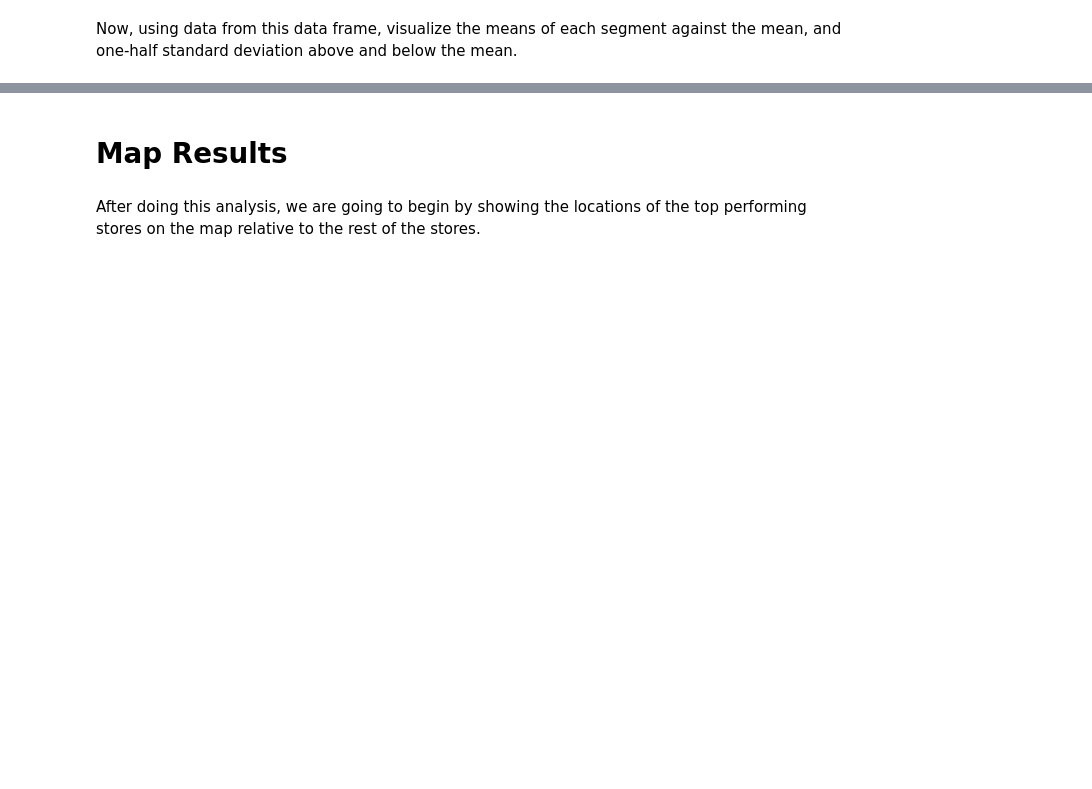
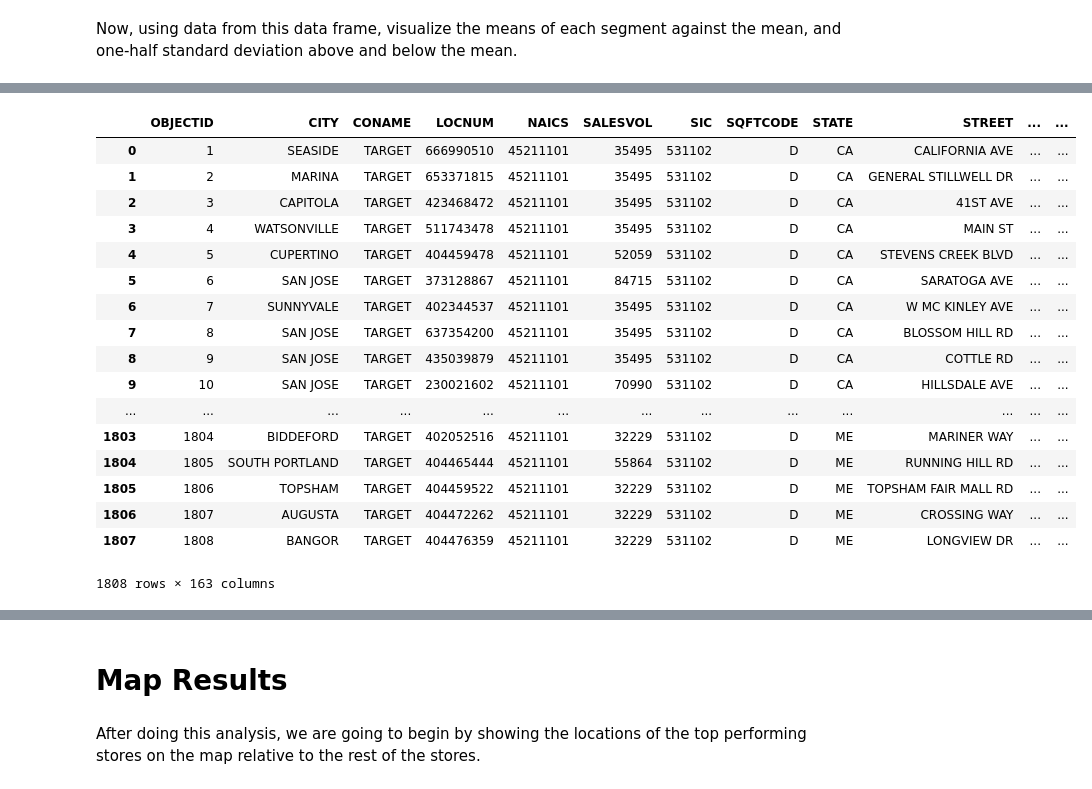
Before and after one commit to knu2xs/arcgis-machine-learning-demonstrations, a Jupyter notebook: Retrieve Data as Pandas Data Frame - SciKit Learn KMeans.ipynb, the cells around one changed output, grey strips where cells are left out. Saved outputs shown, nothing was run; the diff lists cells and outputs as text; code cells hidden in the pictures; blank space fills up the shorter version.

```diff
--- a/Retrieve Data as Pandas Data Frame - SciKit Learn KMeans.ipynb
+++ b/Retrieve Data as Pandas Data Frame - SciKit Learn KMeans.ipynb
@@ -153,0 +166,22 @@ print(df_independent.columns.values.tolist())
+# %%
+df['segment_3'] = df.segment == 3
+df
+# %% [output]
+|  | OBJECTID | CITY | CONAME | LOCNUM | NAICS | SALESVOL | SIC | SQFTCODE | STATE | STREET | ... | ... |
+| 0 | 1 | SEASIDE | TARGET | 666990510 | 45211101 | 35495 | 531102 | D | CA | CALIFORNIA AVE | ... | ... |
+| 1 | 2 | MARINA | TARGET | 653371815 | 45211101 | 35495 | 531102 | D | CA | GENERAL STILLWELL DR | ... | ... |
+| 2 | 3 | CAPITOLA | TARGET | 423468472 | 45211101 | 35495 | 531102 | D | CA | 41ST AVE | ... | ... |
+| 3 | 4 | WATSONVILLE | TARGET | 511743478 | 45211101 | 35495 | 531102 | D | CA | MAIN ST | ... | ... |
+| 4 | 5 | CUPERTINO | TARGET | 404459478 | 45211101 | 52059 | 531102 | D | CA | STEVENS CREEK BLVD | ... | ... |
+| 5 | 6 | SAN JOSE | TARGET | 373128867 | 45211101 | 84715 | 531102 | D | CA | SARATOGA AVE | ... | ... |
+| 6 | 7 | SUNNYVALE | TARGET | 402344537 | 45211101 | 35495 | 531102 | D | CA | W MC KINLEY AVE | ... | ... |
+| 7 | 8 | SAN JOSE | TARGET | 637354200 | 45211101 | 35495 | 531102 | D | CA | BLOSSOM HILL RD | ... | ... |
+| 8 | 9 | SAN JOSE | TARGET | 435039879 | 45211101 | 35495 | 531102 | D | CA | COTTLE RD | ... | ... |
+| 9 | 10 | SAN JOSE | TARGET | 230021602 | 45211101 | 70990 | 531102 | D | CA | HILLSDALE AVE | ... | ... |
+| ... | ... | ... | ... | ... | ... | ... | ... | ... | ... | ... | ... | ... |
+| 1803 | 1804 | BIDDEFORD | TARGET | 402052516 | 45211101 | 32229 | 531102 | D | ME | MARINER WAY | ... | ... |
+| 1804 | 1805 | SOUTH PORTLAND | TARGET | 404465444 | 45211101 | 55864 | 531102 | D | ME | RUNNING HILL RD | ... | ... |
+| 1805 | 1806 | TOPSHAM | TARGET | 404459522 | 45211101 | 32229 | 531102 | D | ME | TOPSHAM FAIR MALL RD | ... | ... |
+| 1806 | 1807 | AUGUSTA | TARGET | 404472262 | 45211101 | 32229 | 531102 | D | ME | CROSSING WAY | ... | ... |
+| 1807 | 1808 | BANGOR | TARGET | 404476359 | 45211101 | 32229 | 531102 | D | ME | LONGVIEW DR | ... | ... |
+1808 rows × 163 columns
```
Also changed, not shown: parts of 9 cells of this notebook, 3 other files.
